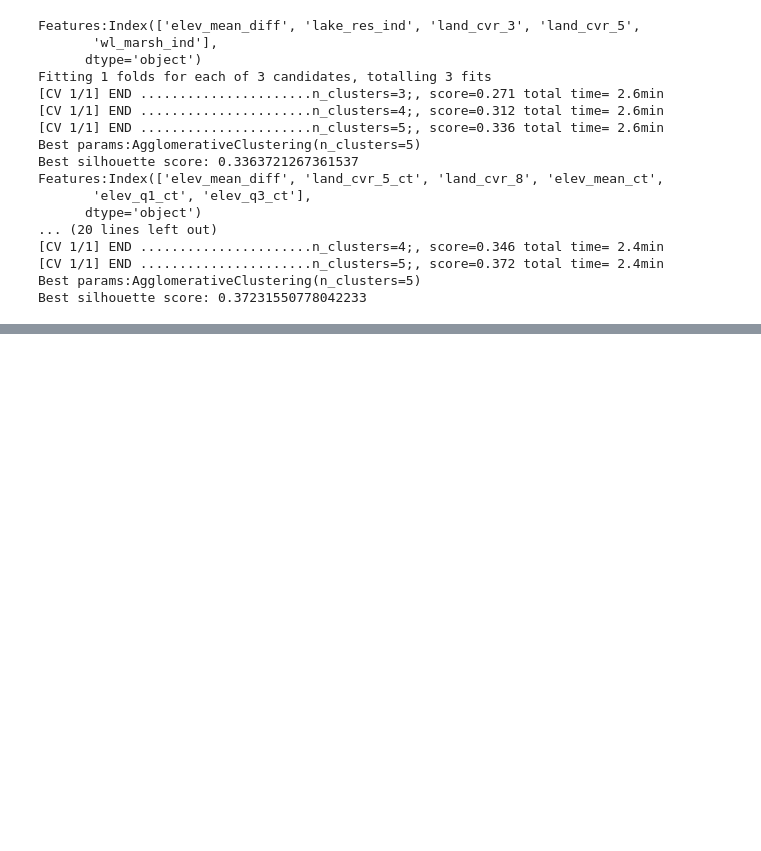
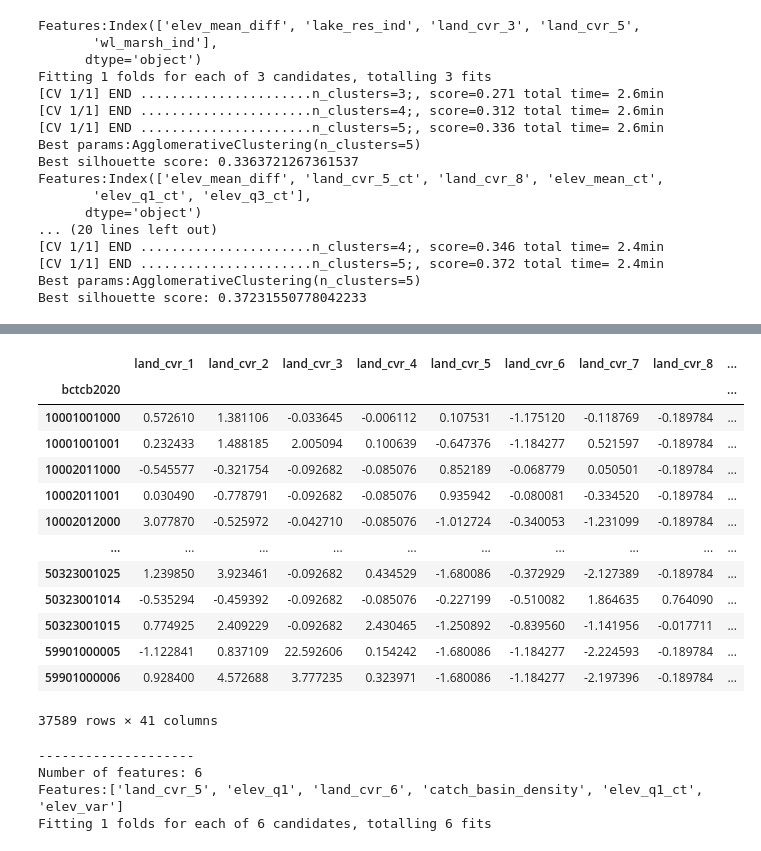
Before and after one commit to courtney-smith-97/flood-risk, a Jupyter notebook: modeling/modeling_and_feat_importance.ipynb, the cells around one changed output, grey strips where cells are left out. Cells and saved outputs as stored; diff of their text form; code cells hidden in the pictures; blank space fills up the shorter version.

```diff
--- a/modeling/modeling_and_feat_importance.ipynb
+++ b/modeling/modeling_and_feat_importance.ipynb
@@ -559,0 +614,28 @@ Fitting 1 folds for each of 1 candidates, totalling 1 fits
+# %%
+feat_data
+# %% [output]
+|  | land_cvr_1 | land_cvr_2 | land_cvr_3 | land_cvr_4 | land_cvr_5 | land_cvr_6 | land_cvr_7 | land_cvr_8 | ... |
+| bctcb2020 |  |  |  |  |  |  |  |  | ... |
+| 10001001000 | 0.572610 | 1.381106 | -0.033645 | -0.006112 | 0.107531 | -1.175120 | -0.118769 | -0.189784 | ... |
+| 10001001001 | 0.232433 | 1.488185 | 2.005094 | 0.100639 | -0.647376 | -1.184277 | 0.521597 | -0.189784 | ... |
+| 10002011000 | -0.545577 | -0.321754 | -0.092682 | -0.085076 | 0.852189 | -0.068779 | 0.050501 | -0.189784 | ... |
+| 10002011001 | 0.030490 | -0.778791 | -0.092682 | -0.085076 | 0.935942 | -0.080081 | -0.334520 | -0.189784 | ... |
+| 10002012000 | 3.077870 | -0.525972 | -0.042710 | -0.085076 | -1.012724 | -0.340053 | -1.231099 | -0.189784 | ... |
+| ... | ... | ... | ... | ... | ... | ... | ... | ... | ... |
+| 50323001025 | 1.239850 | 3.923461 | -0.092682 | 0.434529 | -1.680086 | -0.372929 | -2.127389 | -0.189784 | ... |
+| 50323001014 | -0.535294 | -0.459392 | -0.092682 | -0.085076 | -0.227199 | -0.510082 | 1.864635 | 0.764090 | ... |
+| 50323001015 | 0.774925 | 2.409229 | -0.092682 | 2.430465 | -1.250892 | -0.839560 | -1.141956 | -0.017711 | ... |
+| 59901000005 | -1.122841 | 0.837109 | 22.592606 | 0.154242 | -1.680086 | -1.184277 | -2.224593 | -0.189784 | ... |
+| 59901000006 | 0.928400 | 4.572688 | 3.777235 | 0.323971 | -1.680086 | -1.184277 | -2.197396 | -0.189784 | ... |
+37589 rows × 41 columns
+# %%
+res = agg_clust(feat_data[['elev_mean_diff','elev_q1','elev_q3','land_cvr_2_ct','land_cvr_5','land_cvr_6','catch_basin_density','wl_marsh_ind','elev_q1_ct','land_cvr_7','elev_var']],
+          6,
+          11,
+          3,
+          8)
+# %% [output]
+--------------------
+Number of features: 6
+Features:['land_cvr_5', 'elev_q1', 'land_cvr_6', 'catch_basin_density', 'elev_q1_ct', 'elev_var']
+Fitting 1 folds for each of 6 candidates, totalling 6 fits
```
Also changed, not shown: parts of 10 cells of this notebook.
